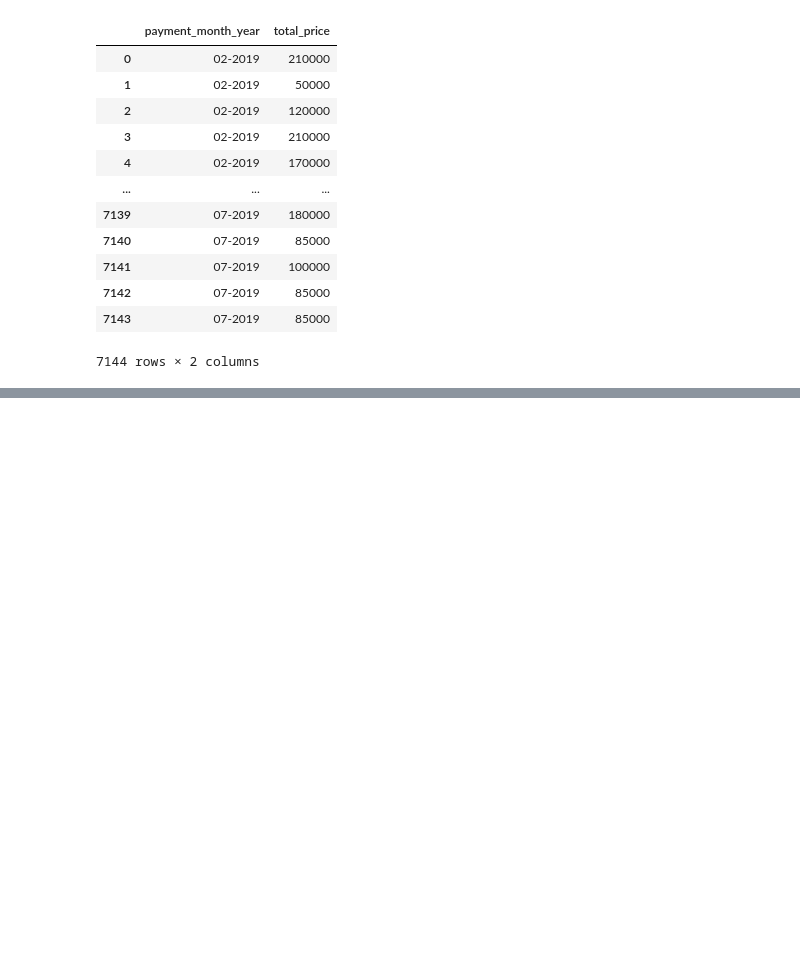
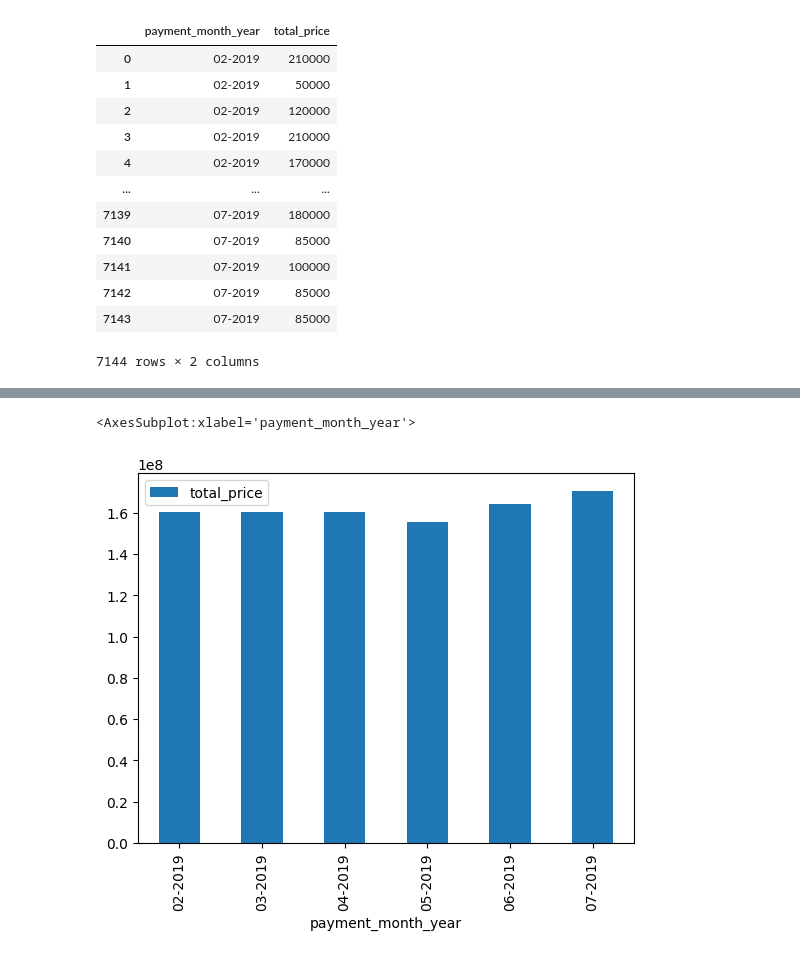
Before and after one commit to umjiwoo/ubion, a Jupyter notebook: 05_transaction.ipynb, the cells around one changed output, grey strips where cells are left out. Cells and saved outputs as stored; diff of their text form; code cells hidden in the pictures; blank space fills up the shorter version.

```diff
--- a/05_transaction.ipynb
+++ b/05_transaction.ipynb
@@ -289,0 +300,5 @@ third_join[['payment_month_year','total_price']]
+# %%
+group_data.plot.bar()
+# %% [output]
+<AxesSubplot:xlabel='payment_month_year'>
+[figure, added]
```
Also changed, not shown: parts of 6 cells of this notebook.
